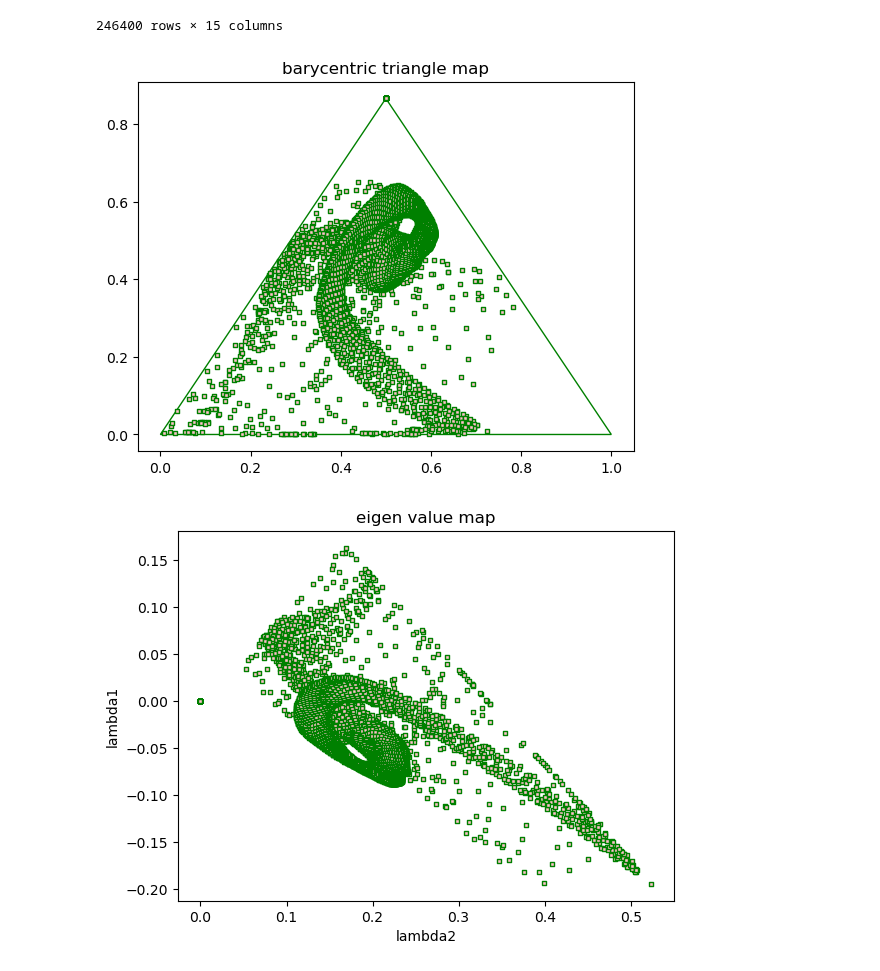
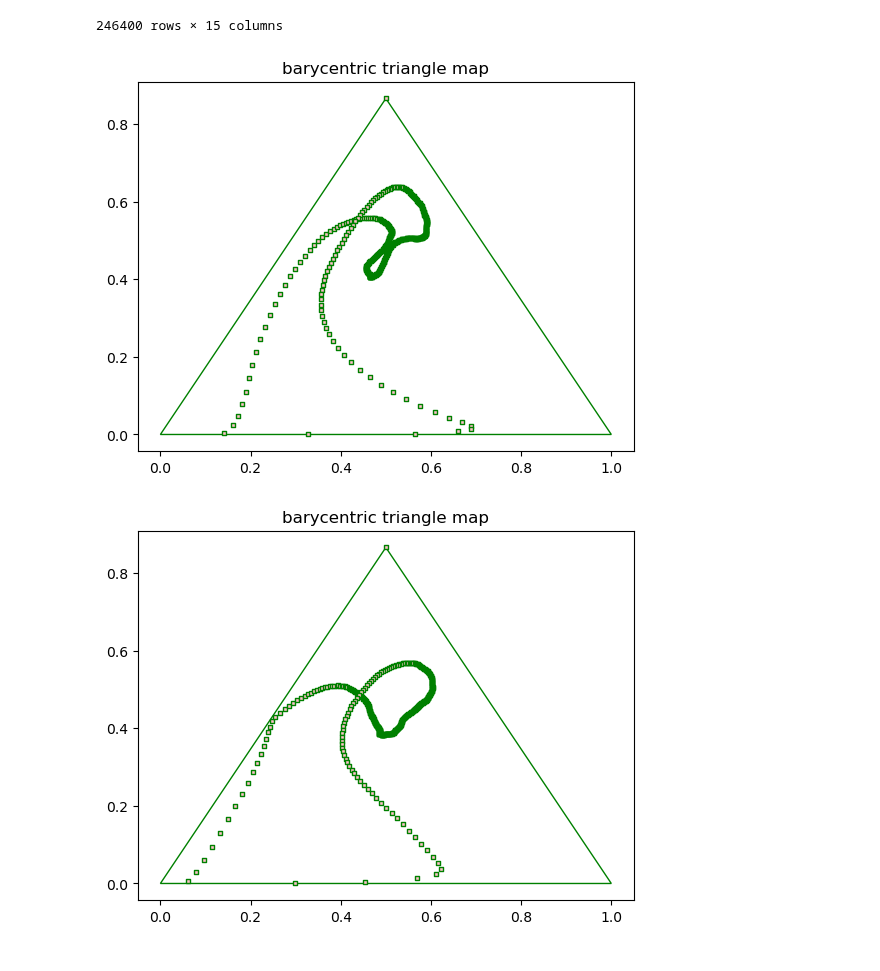
Before and after one commit to bolei-chen/modeling-rsa, a Jupyter notebook: plots/plots.ipynb, the cells around one changed output. Saved outputs shown, nothing was run; the diff lists cells and outputs as text; code cells hidden in the pictures.

```diff
--- a/plots/plots.ipynb
+++ b/plots/plots.ipynb
@@ -29,11 +29,11 @@ df
 | 246399 | 7.059952 | 3.036 | -1.733705e-11 | 0.0 | 1.544232e-23 | 0.008414 | 0.212240 | 32.889213 | 5.101835e-12 | ... |
 246400 rows × 15 columns
 # %%
-plt.plot_barcentric_map(df)
+plt.plot_barcentric_map(df, x=2)
 # %% [output]
-[figure, old version]
+[figure, new version]
 # %%
-plt.plot_eigen_value_map(df)
+plt.plot_barcentric_map(df, x=5)
 # %% [output]
-[figure, old version]
+[figure, new version]
 # %%
```
Also changed, not shown: parts of 2 cells of this notebook, 21 other files.
